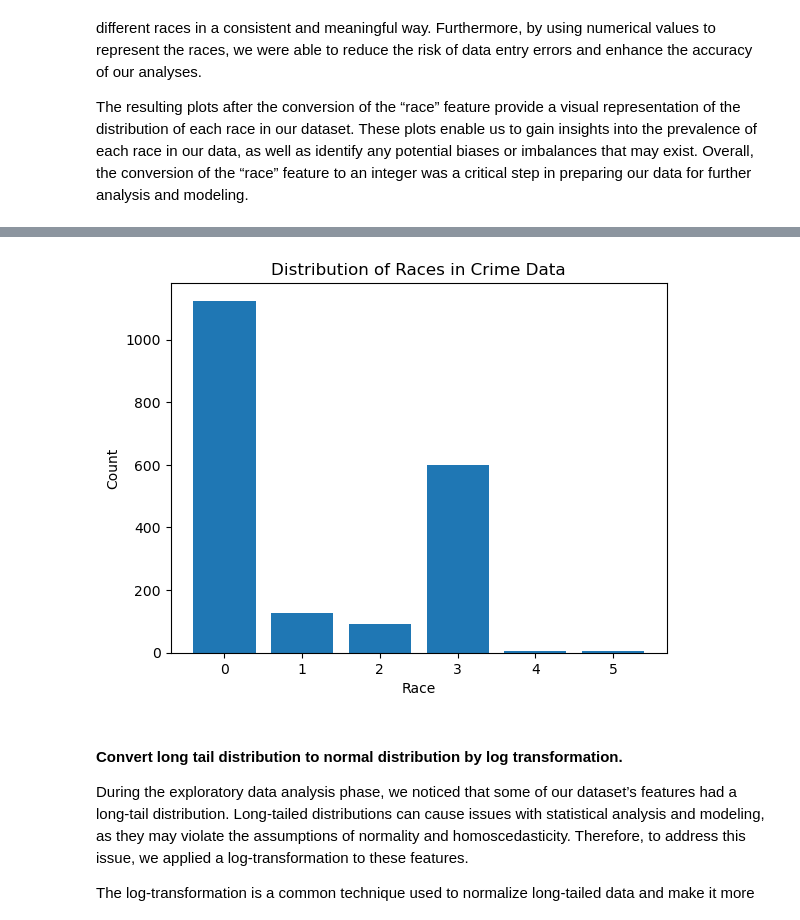
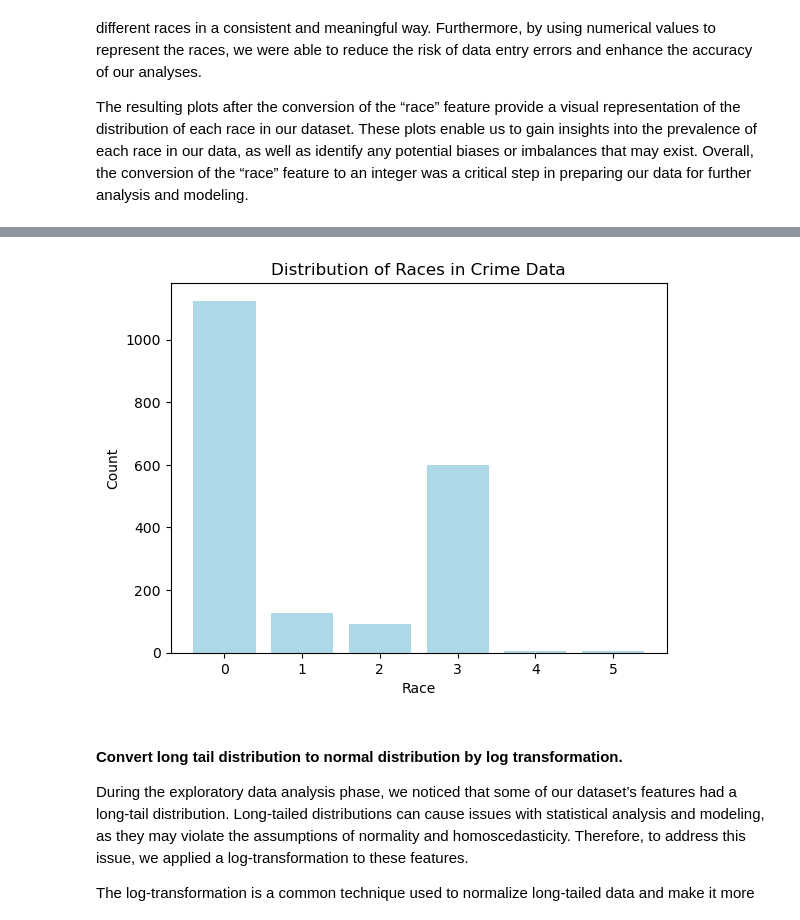
Before and after one commit to UCB-stat-159-s23/project-Group17, a Jupyter notebook: EDAandModel.ipynb, the cells around one changed output, grey strips where cells are left out. Cells and saved outputs as stored; diff of their text form; code cells hidden in the pictures.

```diff
--- a/EDAandModel.ipynb
+++ b/EDAandModel.ipynb
@@ -246,14 +254,15 @@ Name: race, dtype: int64
 # %%
 # Group the data by race and count the occurrences
 race_count = crime_data.groupby('race').size()
 # Plot the distribution of races using a bar chart
-plt.bar(race_count.index, race_count.values)
+plt.bar(race_count.index, race_count.values, color = 'lightblue')
 plt.xlabel('Race')
 plt.ylabel('Count')
 plt.title('Distribution of Races in Crime Data')
+plt.savefig('figures/figure1.png')
 plt.show()
 # %% [output]
-[figure, old version]
+[figure, new version]
 # %% [markdown]
 #### Convert long tail distribution to normal distribution by log transformation.
 During the exploratory data analysis phase, we noticed that some of our dataset’s features had a long-tail distribution. Long-tailed distributions can cause issues with statistical analysis and modeling, as they may violate the assumptions of normality and homoscedasticity. Therefore, to address this issue, we applied a log-transformation to these features.
```
Also changed, not shown: parts of 23 cells of this notebook.
